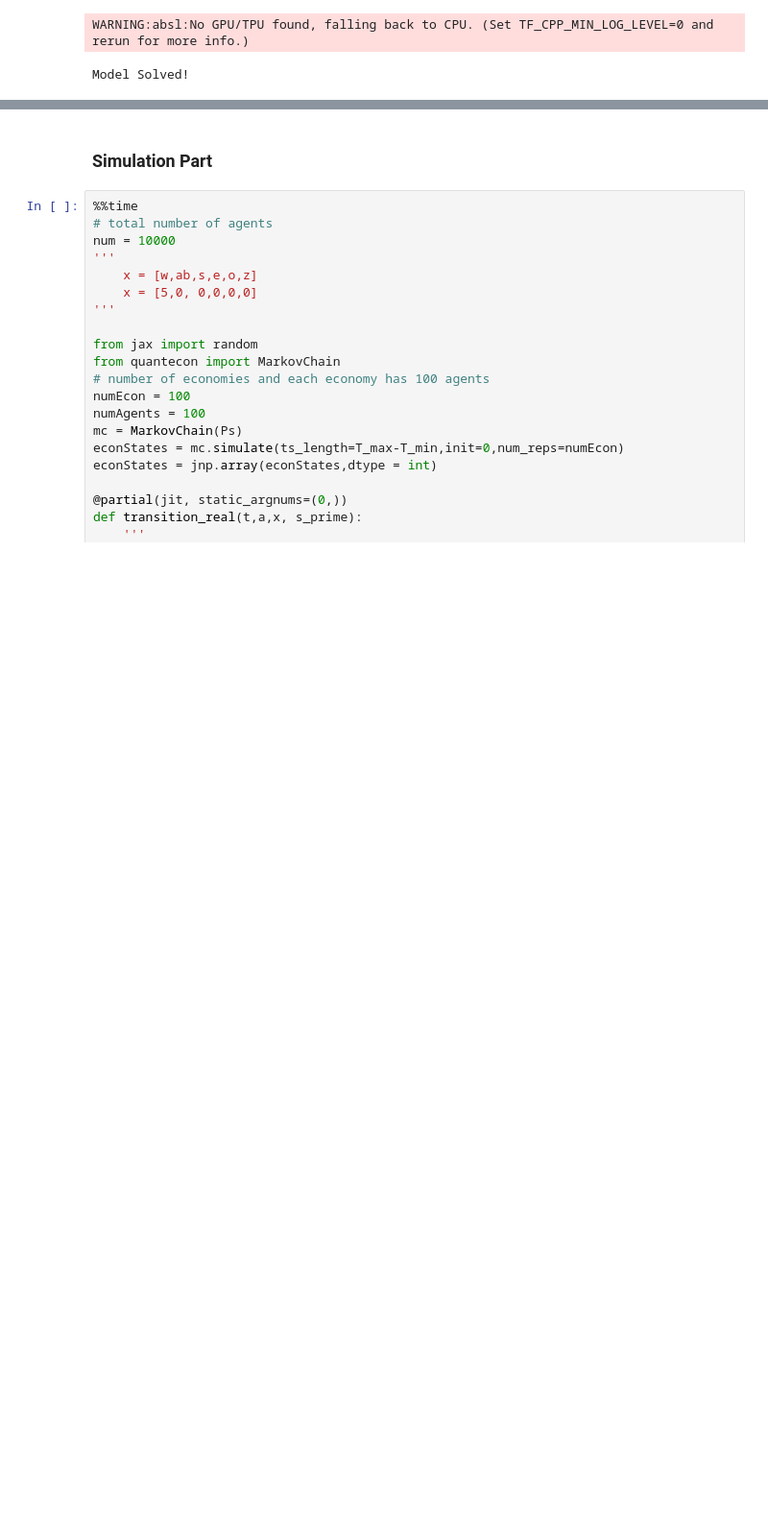
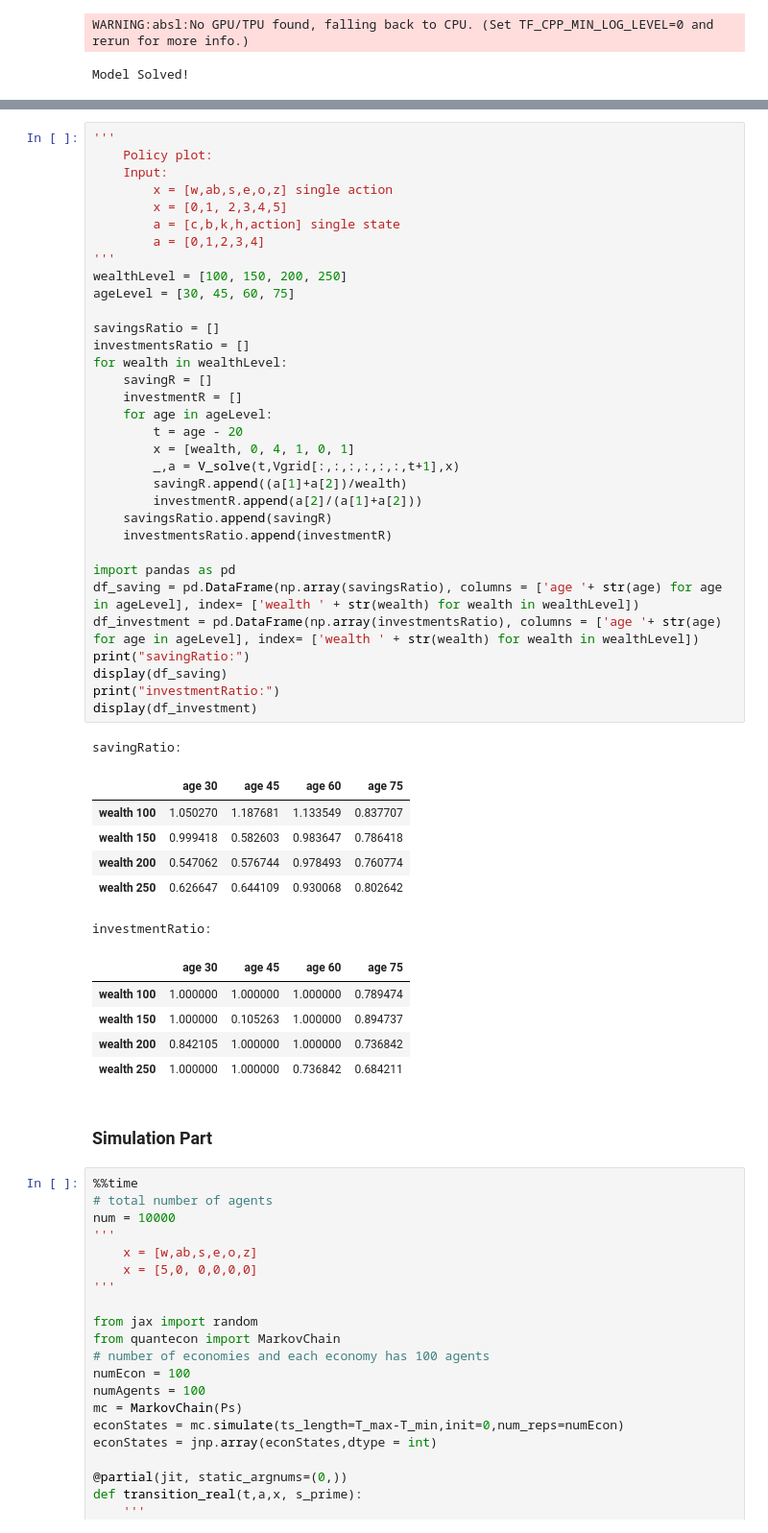
Before and after one commit to dongxulee/lifeCycleRefine, a Jupyter notebook: 20211013/shutDownRetirement/simulation_richLow.ipynb, the cells around one changed output, grey strips where cells are left out. Shown at 96% size. Saved outputs shown, nothing was run; the diff lists cells and outputs as text; blank space fills up the shorter version.

Commit message:
policy comparison between different model setups

```diff
--- a/20211013/shutDownRetirement/simulation_richLow.ipynb
+++ b/20211013/shutDownRetirement/simulation_richLow.ipynb
@@ -11,3 +53,49 @@ Model Solved!
+# %%
+'''
+    Policy plot:
+    Input:
+        x = [w,ab,s,e,o,z] single action
+        x = [0,1, 2,3,4,5]
+        a = [c,b,k,h,action] single state
+        a = [0,1,2,3,4]
+'''
+wealthLevel = [100, 150, 200, 250]
+ageLevel = [30, 45, 60, 75]
+
+savingsRatio = []
+investmentsRatio = []
+for wealth in wealthLevel:
+    savingR = []
+    investmentR = []
+    for age in ageLevel:
+        t = age - 20
+        x = [wealth, 0, 4, 1, 0, 1]
+        _,a = V_solve(t,Vgrid[:,:,:,:,:,:,t+1],x)
+        savingR.append((a[1]+a[2])/wealth)
+        investmentR.append(a[2]/(a[1]+a[2]))
+    savingsRatio.append(savingR)
+    investmentsRatio.append(investmentR)
+
+import pandas as pd
+df_saving = pd.DataFrame(np.array(savingsRatio), columns = ['age '+ str(age) for age in ageLevel], index= ['wealth ' + str(wealth) for wealth in wealthLevel])
+df_investment = pd.DataFrame(np.array(investmentsRatio), columns = ['age '+ str(age) for age in ageLevel], index= ['wealth ' + str(wealth) for wealth in wealthLevel])
+print("savingRatio:")
+display(df_saving)
+print("investmentRatio:")
+display(df_investment)
+# %% [output]
+savingRatio:
+|  | age 30 | age 45 | age 60 | age 75 |
+| wealth 100 | 1.050270 | 1.187681 | 1.133549 | 0.837707 |
+| wealth 150 | 0.999418 | 0.582603 | 0.983647 | 0.786418 |
+| wealth 200 | 0.547062 | 0.576744 | 0.978493 | 0.760774 |
+| wealth 250 | 0.626647 | 0.644109 | 0.930068 | 0.802642 |
+investmentRatio:
+|  | age 30 | age 45 | age 60 | age 75 |
+| wealth 100 | 1.000000 | 1.000000 | 1.000000 | 0.789474 |
+| wealth 150 | 1.000000 | 0.105263 | 1.000000 | 0.894737 |
+| wealth 200 | 0.842105 | 1.000000 | 1.000000 | 0.736842 |
+| wealth 250 | 1.000000 | 1.000000 | 0.736842 | 0.684211 |
 # %% [markdown]
 ### Simulation Part
 # %%
```
Also changed, not shown: parts of 2 cells of this notebook, 44 other files.
